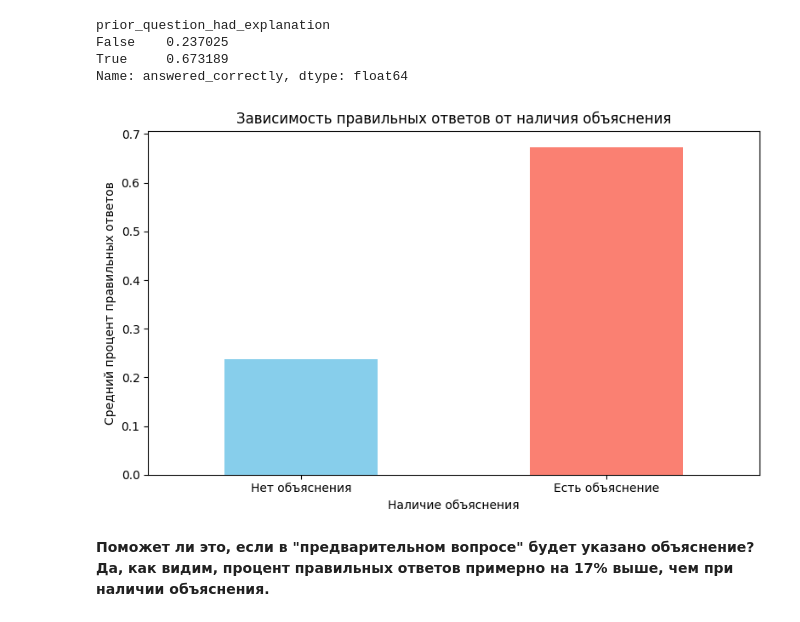
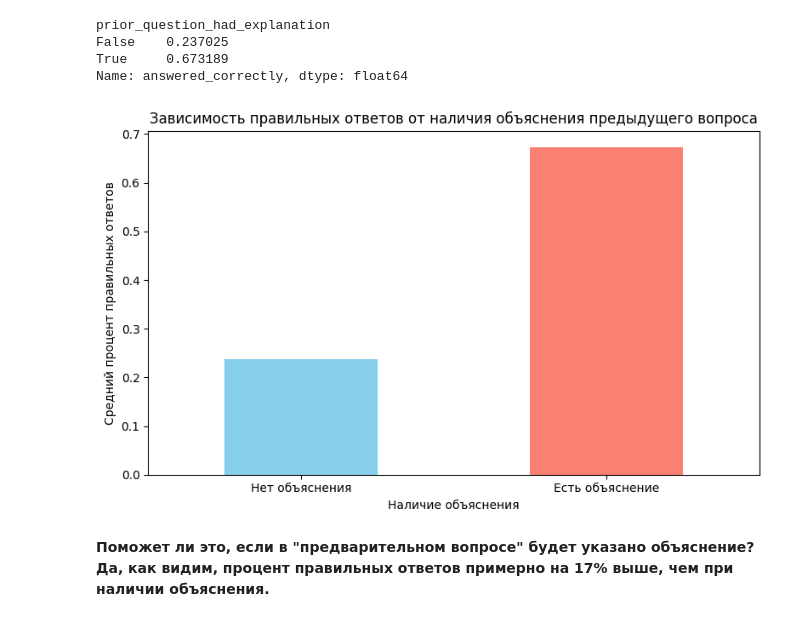
Before and after one commit to Eltralo/HW_Pandas, a Jupyter notebook: students1.ipynb, the cells around one changed output. Cells and saved outputs as stored; diff of their text form; code cells hidden in the pictures.

```diff
--- a/students1.ipynb
+++ b/students1.ipynb
@@ -187,20 +187,20 @@ Name: answered_correctly, dtype: float64
 # %%
 plt.figure(figsize=(8, 5))
 explanation_correct.plot(kind='bar', color=['skyblue', 'salmon'])
 
 # Настройка заголовка и меток осей
-plt.title('Зависимость правильных ответов от наличия объяснения')
+plt.title('Зависимость правильных ответов от наличия объяснения предыдущего вопроса')
 plt.xlabel('Наличие объяснения')
 plt.ylabel('Средний процент правильных ответов')
 
 # Настройка меток по оси x
 plt.xticks(ticks=[0, 1], labels=['Нет объяснения', 'Есть объяснение'], rotation=0)
 
 # Показать график
 plt.tight_layout()
 plt.show()
 # %% [output]
-[figure, old version]
+[figure, new version]
 # %% [markdown]
 **Поможет ли это, если в "предварительном вопросе" будет указано объяснение? Да, как видим, процент правильных ответов примерно на 17% выше, чем при наличии объяснения.**
 # %% [markdown]
```
Also changed, not shown: parts of 5 cells of this notebook.
